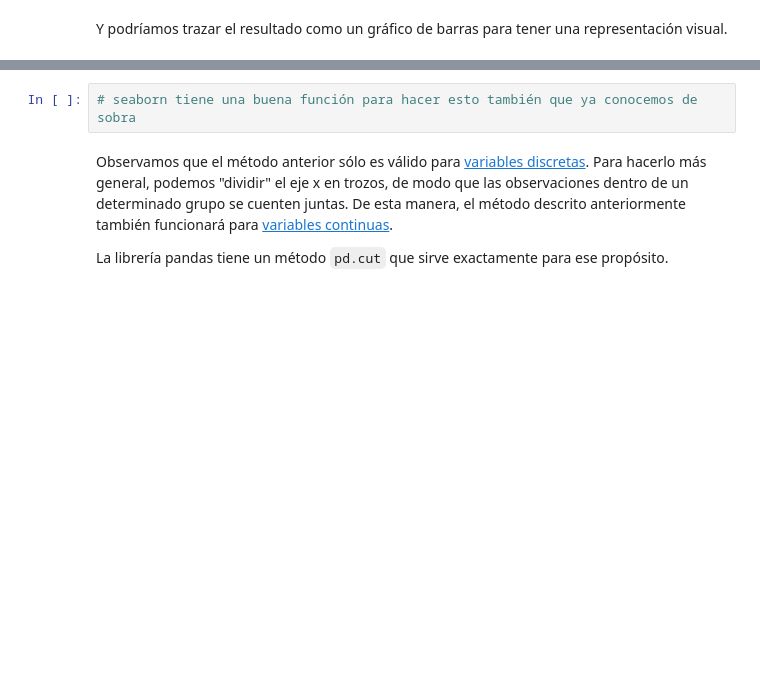
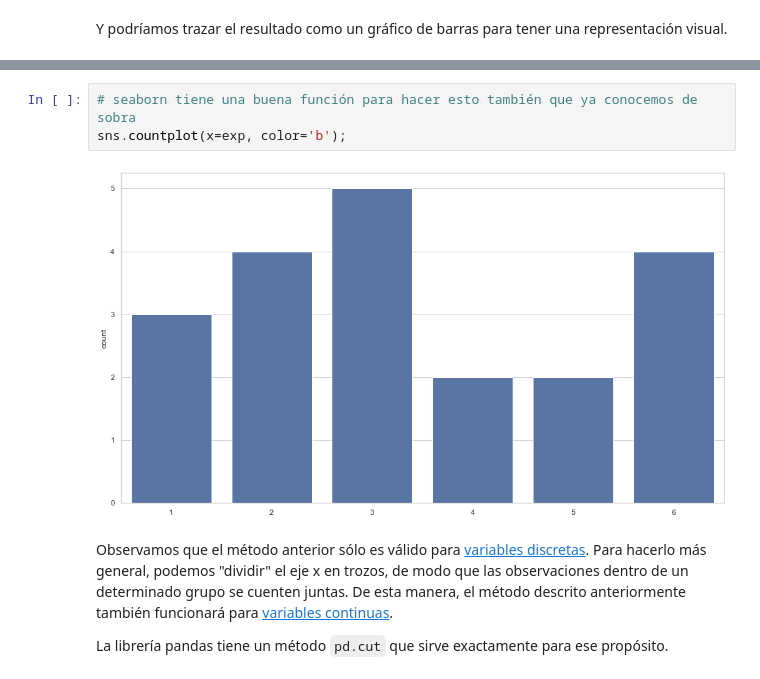
Before and after one commit to Ironhack-Data-Madrid-Octubre-2021/apuntes_clase, a Jupyter notebook: semana_05/02 - Intro estadística.ipynb, the cells around one changed output, grey strips where cells are left out. Cells and saved outputs as stored; diff of their text form; blank space fills up the shorter version.

```diff
--- a/semana_05/02 - Intro estadística.ipynb
+++ b/semana_05/02 - Intro estadística.ipynb
@@ -51,5 +82,8 @@ Y podríamos trazar el resultado como un gráfico de barras para tener una repre
 # %%
 # seaborn tiene una buena función para hacer esto también que ya conocemos de sobra
+sns.countplot(x=exp, color='b');
+# %% [output]
+[figure, added]
 # %% [markdown]
 Observamos que el método anterior sólo es válido para [variables discretas](http://onlinestatbook.com/glossary/discrete_variables.html). Para hacerlo más general, podemos "dividir" el eje x en trozos, de modo que las observaciones dentro de un determinado grupo se cuenten juntas. De esta manera, el método descrito anteriormente también funcionará para [variables continuas](http://onlinestatbook.com/glossary/continuous_variables.html).
 
```
Also changed, not shown: parts of 15 cells of this notebook.
